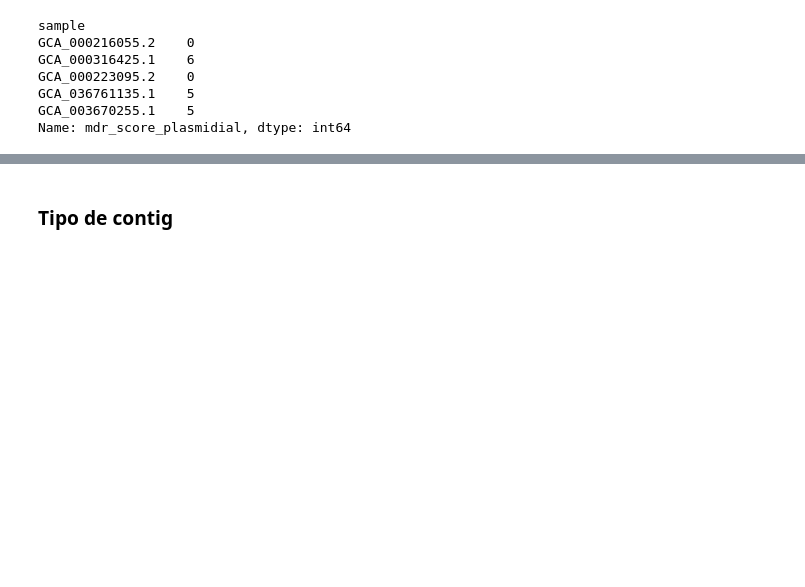
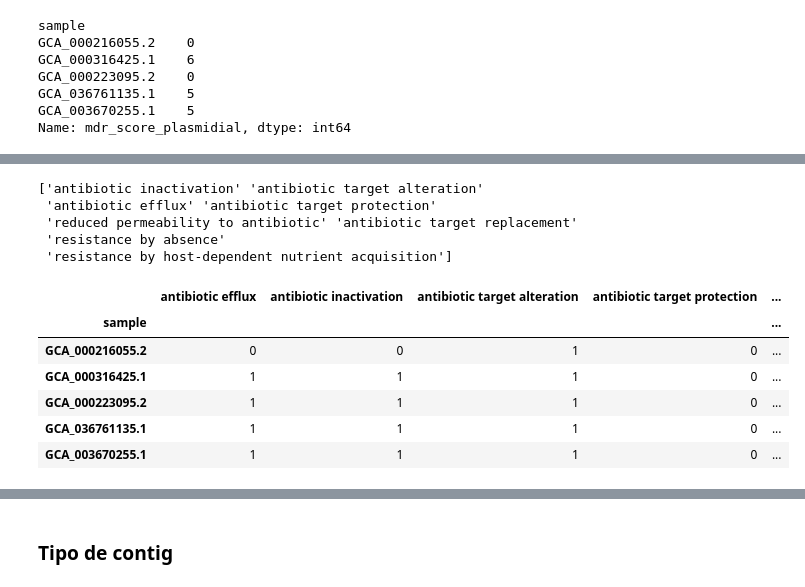
Before and after one commit to Rodrigo-Lusa/ml_isolados_brasileiros, a Jupyter notebook: notebooks/02_make_raw_features.ipynb, the cells around one changed output, grey strips where cells are left out. Drawn from its saved outputs; the diff is of its cells as text; code cells hidden in the pictures; blank space fills up the shorter version.

```diff
--- a/notebooks/02_make_raw_features.ipynb
+++ b/notebooks/02_make_raw_features.ipynb
@@ -124,0 +175,23 @@ Name: mdr_score_plasmidial, dtype: int64
+# %%
+# Coluna separada só pro numero de ARGs cromossomais que são bombas de efluxo
+print(dataset.annotations["mechanism"].unique())
+# %% [output]
+['antibiotic inactivation' 'antibiotic target alteration'
+ 'antibiotic efflux' 'antibiotic target protection'
+ 'reduced permeability to antibiotic' 'antibiotic target replacement'
+ 'resistance by absence'
+ 'resistance by host-dependent nutrient acquisition']
+# %%
+mecanismo_cromossomal = argos.groupby_genes(
+    matriz_cromossomal, dataset.annotations, by="mechanism", agg="max"
+)
+
+mecanismo_cromossomal.head()
+# %% [output]
+|  | antibiotic efflux | antibiotic inactivation | antibiotic target alteration | antibiotic target protection | ... |
+| sample |  |  |  |  | ... |
+| GCA_000216055.2 | 0 | 0 | 1 | 0 | ... |
+| GCA_000316425.1 | 1 | 1 | 1 | 0 | ... |
+| GCA_000223095.2 | 1 | 1 | 1 | 0 | ... |
+| GCA_036761135.1 | 1 | 1 | 1 | 0 | ... |
+| GCA_003670255.1 | 1 | 1 | 1 | 0 | ... |
```
Also changed, not shown: parts of 57 cells of this notebook, 4 other files.
